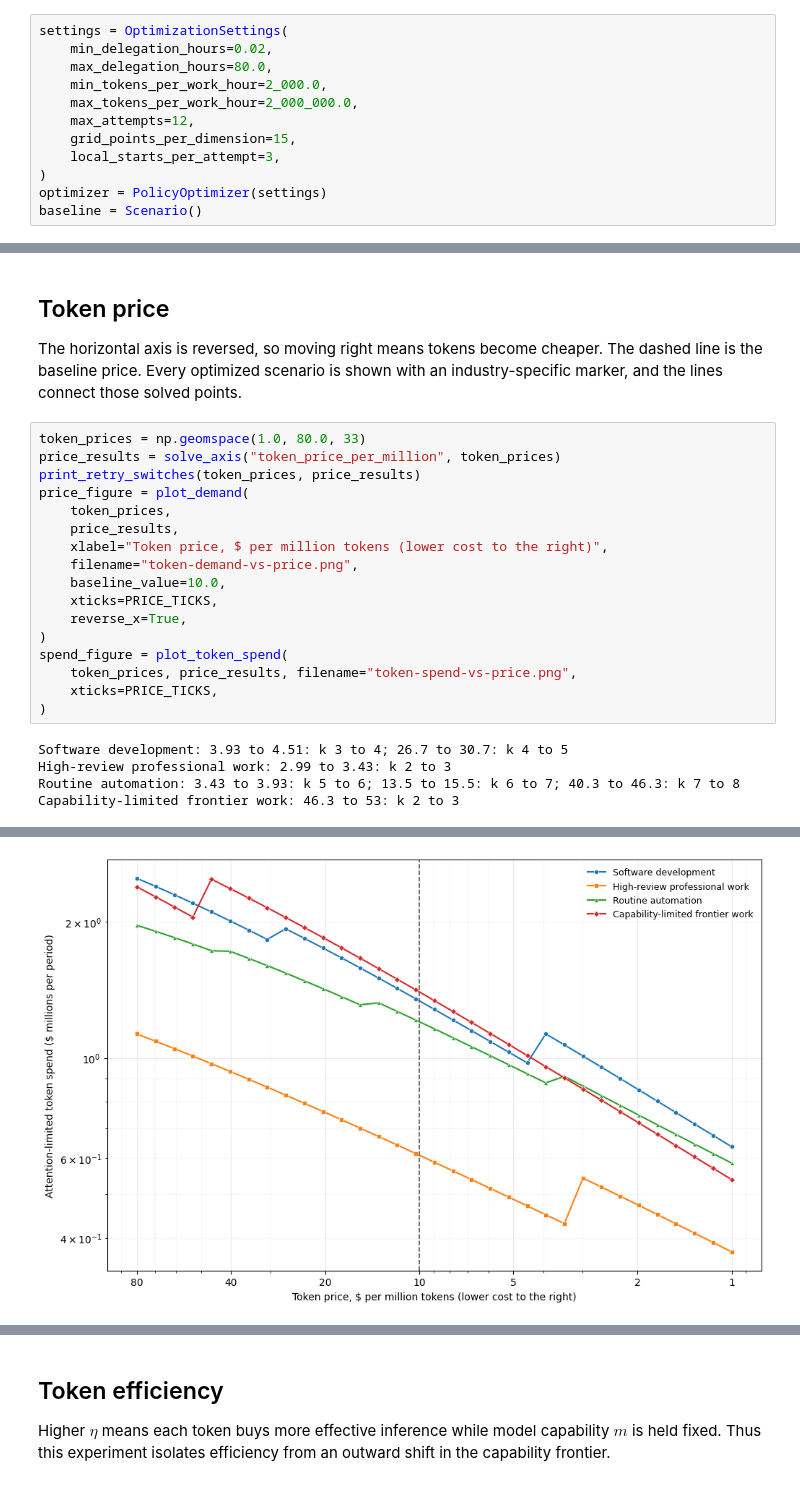
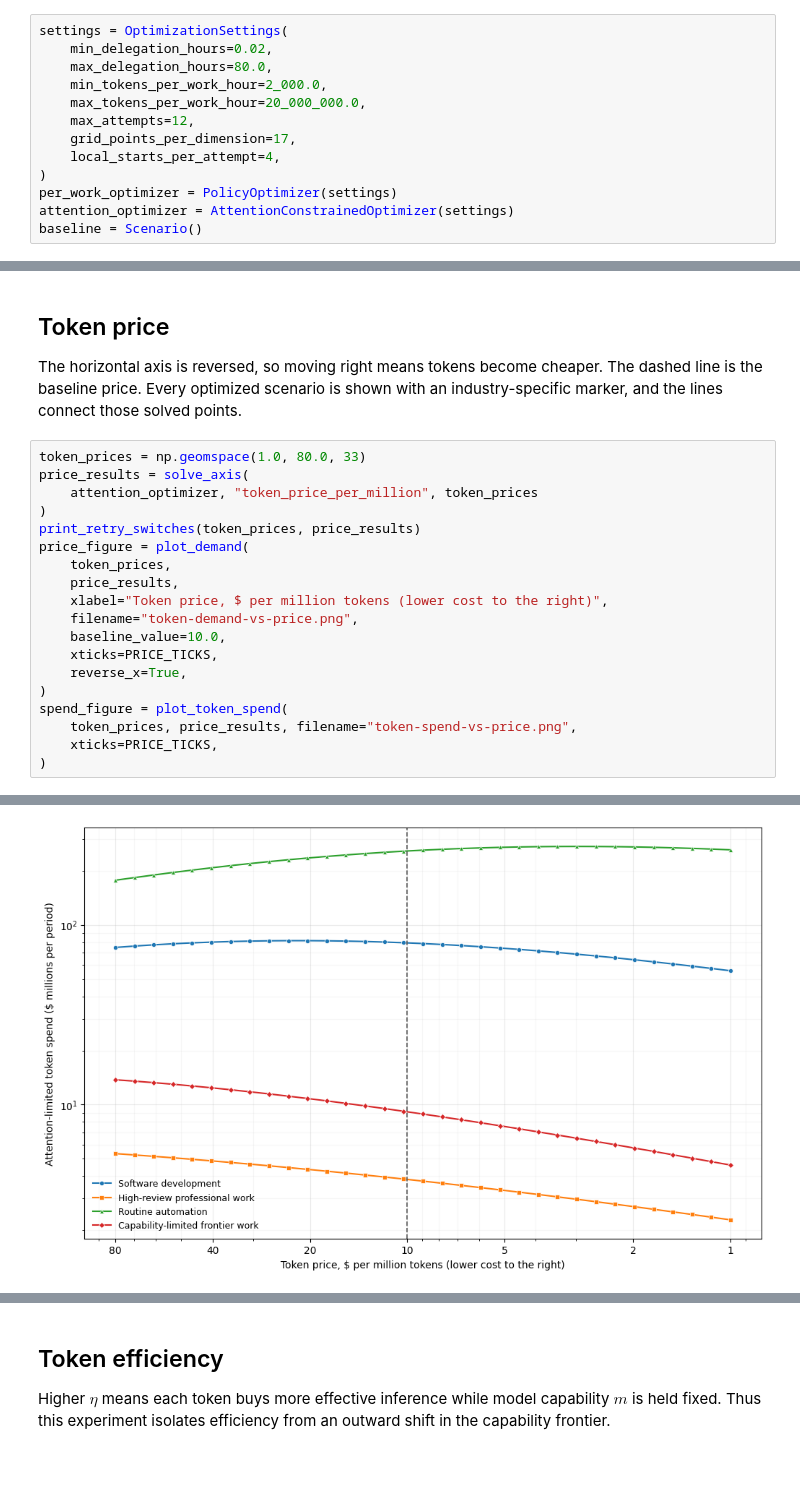
Before and after one commit to theothersteven/modeling-token-demand, a Jupyter notebook: notebooks/comparative_statics.ipynb, the cells around one changed output, grey strips where cells are left out. Saved outputs shown, nothing was run; the diff lists cells and outputs as text.

Commit message:
Optimize behavior under scarce attention

```diff
--- a/notebooks/comparative_statics.ipynb
+++ b/notebooks/comparative_statics.ipynb
@@ -137,11 +145,12 @@ settings = OptimizationSettings(
     min_delegation_hours=0.02,
     max_delegation_hours=80.0,
     min_tokens_per_work_hour=2_000.0,
-    max_tokens_per_work_hour=2_000_000.0,
+    max_tokens_per_work_hour=20_000_000.0,
     max_attempts=12,
-    grid_points_per_dimension=15,
-    local_starts_per_attempt=3,
+    grid_points_per_dimension=17,
+    local_starts_per_attempt=4,
 )
-optimizer = PolicyOptimizer(settings)
+per_work_optimizer = PolicyOptimizer(settings)
+attention_optimizer = AttentionConstrainedOptimizer(settings)
 baseline = Scenario()
 # %%
@@ -294,7 +351,9 @@ display(Markdown(baseline_header + "\n".join(baseline_rows)))
 The horizontal axis is reversed, so moving right means tokens become cheaper. The dashed line is the baseline price. Every optimized scenario is shown with an industry-specific marker, and the lines connect those solved points.
 # %%
 token_prices = np.geomspace(1.0, 80.0, 33)
-price_results = solve_axis("token_price_per_million", token_prices)
+price_results = solve_axis(
+    attention_optimizer, "token_price_per_million", token_prices
+)
 print_retry_switches(token_prices, price_results)
 price_figure = plot_demand(
     token_prices,
@@ -310,7 +369,3 @@ spend_figure = plot_token_spend(
     xticks=PRICE_TICKS,
 )
 # %% [output]
-Software development: 3.93 to 4.51: k 3 to 4; 26.7 to 30.7: k 4 to 5
-High-review professional work: 2.99 to 3.43: k 2 to 3
-Routine automation: 3.43 to 3.93: k 5 to 6; 13.5 to 15.5: k 6 to 7; 40.3 to 46.3: k 7 to 8
-Capability-limited frontier work: 46.3 to 53: k 2 to 3
@@ -318,4 +373,4 @@ Capability-limited frontier work: 46.3 to 53: k 2 to 3
-[figure, old version]
+[figure, new version]
 # %% [markdown]
 Cheaper tokens can increase attention-limited demand because users choose greater inference intensity for each unit of work launched by a scarce human checkpoint. That is a quantity response to price, but an exogenous price cut producing more demand is not by itself Jevons paradox. The stricter Jevons-style experiment is the efficiency plot below: it asks whether using each token more effectively causes total token use to rise.
 
```
Also changed, not shown: parts of 20 cells of this notebook, 10 other files.
